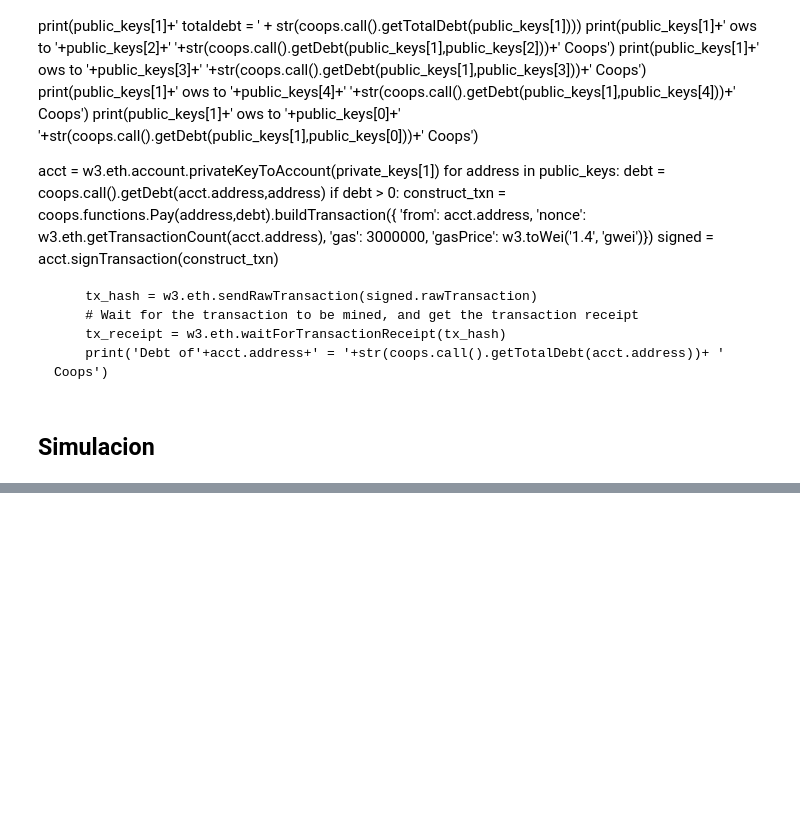
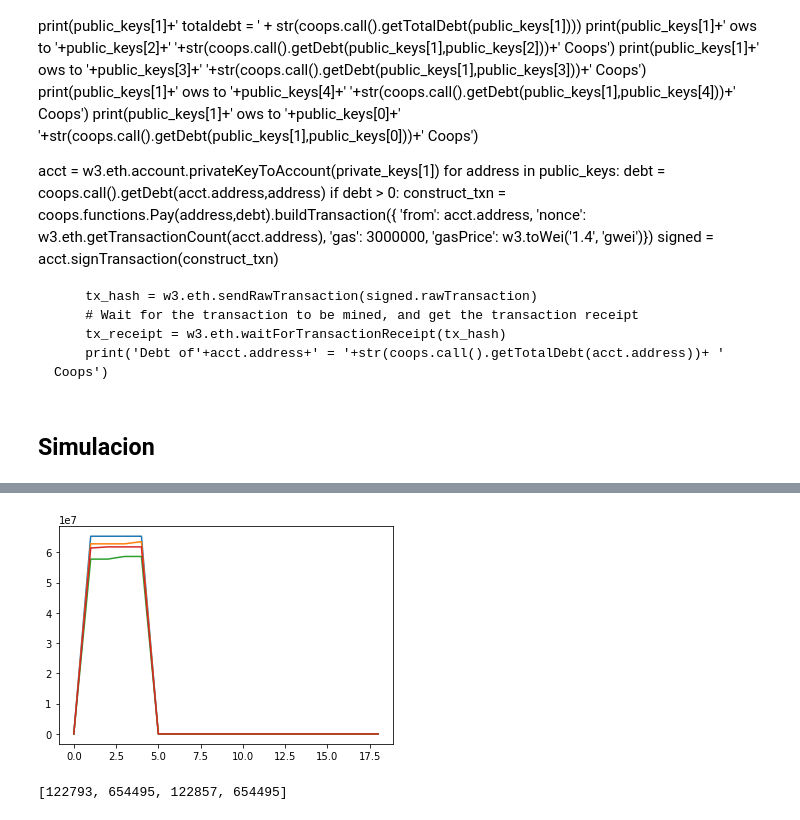
Before and after one commit to rsilvav/blockchain_gd, a Jupyter notebook: Simulaciones.ipynb, the cells around one changed output, grey strips where cells are left out. Saved outputs shown, nothing was run; the diff lists cells and outputs as text; code cells hidden in the pictures; blank space fills up the shorter version.

```diff
--- a/Simulaciones.ipynb
+++ b/Simulaciones.ipynb
@@ -1901,7 +1901,7 @@ balances = np.zeros((len(public_keys),steps+1))
 
 i_relative = [] #range(proyectos.call().numProjects(),proyectos.call().numProjects()+i_projects)
 for i in range(len(public_keys)):
-     balances[i,step] = coops.call().balanceOf(public_keys[i])
+     balances[i,0] = coops.call().balanceOf(public_keys[i])
 while coops.call().numProjects() < i_goal and step <= steps:
     print(step)
     #print('Match')
@@ -2021,0 +2013,12 @@ holders
+# %%
+t = np.linspace(0,18,19)
+import matplotlib.pyplot as plt
+#for i in range(1,5):
+for i in range(5,9):
+    plt.plot(t,balances[i,:])
+# %% [output]
+[figure, added]
+# %%
+gas
+# %% [output]
+[122793, 654495, 122857, 654495]
```
Also changed, not shown: parts of 5 cells of this notebook, 2 other files.
